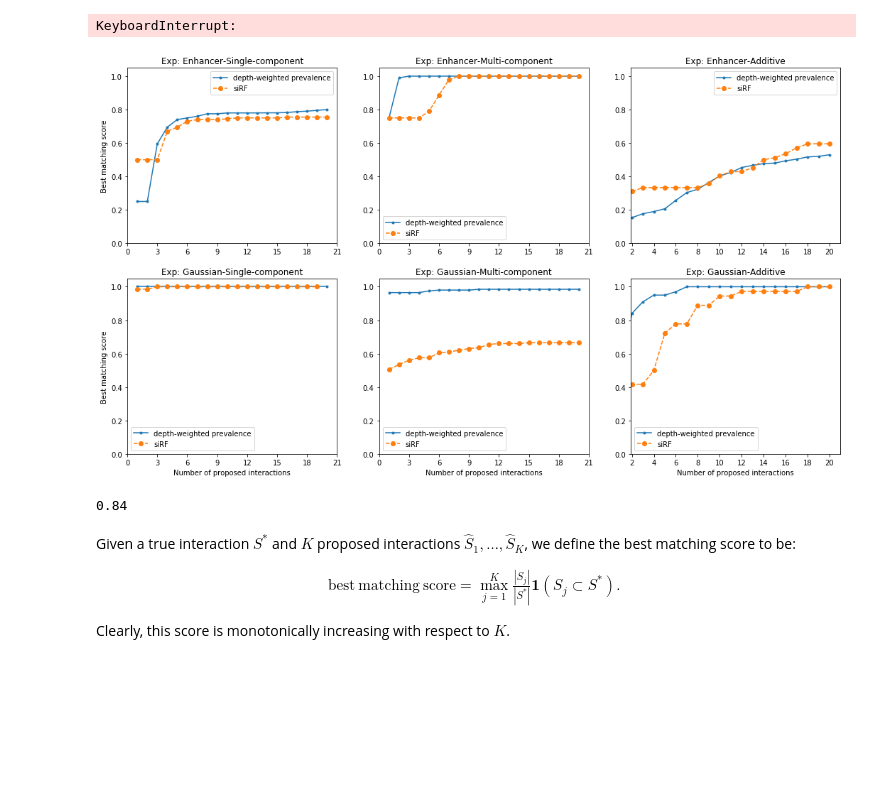
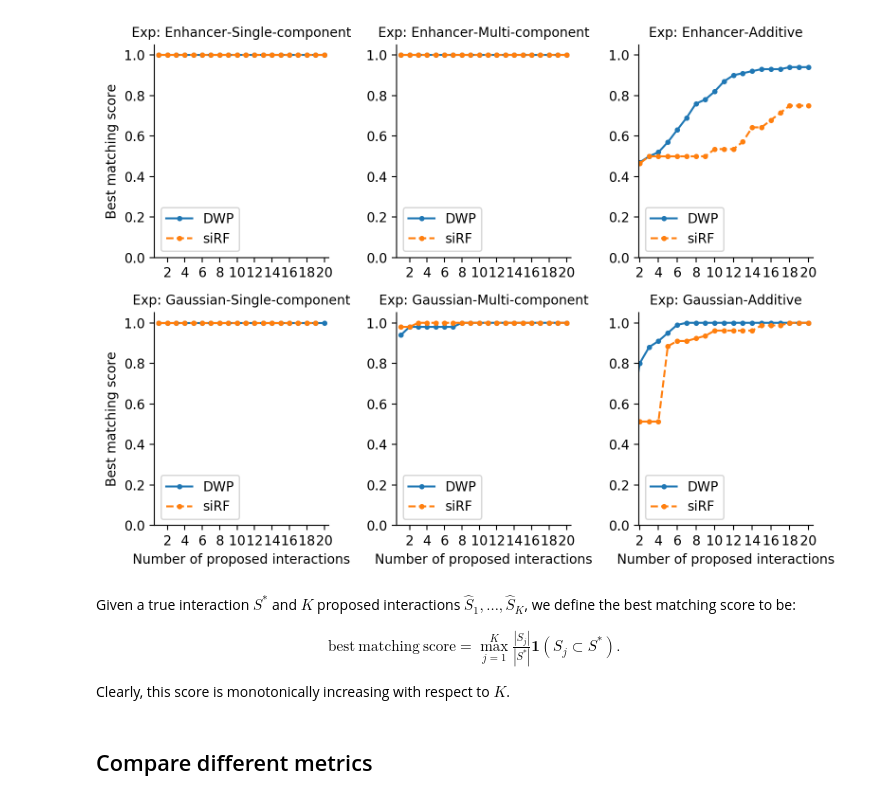
Before and after one commit to Yu-Group/interaction_selection, a Jupyter notebook: simulations/05_aggregate_sim.ipynb, the cells around one changed output. Saved outputs shown, nothing was run; the diff lists cells and outputs as text; code cells hidden in the pictures; blank space fills up the shorter version.

Commit message:
update plots

```diff
--- a/simulations/05_aggregate_sim.ipynb
+++ b/simulations/05_aggregate_sim.ipynb
@@ -10,16 +11,14 @@ import numpy as np
 from matplotlib.ticker import MaxNLocator
 # %%
 final_results = {}
-for name in ["Enhancer_new"]:
+for name in ["Sim", 'Enhancer_new']:
     for rule in ["and", "or", "add"]:
         for ind in tqdm(range(50)):
-            for weight_scheme in ['depth', 'samplesize']:
-                X, y, y_true = load_data(ind, name, rule)
-                y_pred = train_model(X, y, weight_scheme=weight_scheme, bootstrap=True, name=name)
-                result = evaluate_model(y_pred, y_true, name)
+            X, y, y_true = load_data(ind, name, rule)
+            for weight_scheme in ['depth', 'siRF']:
+                y_pred = train_model(X, y, iter=ind, weight_scheme=weight_scheme, bootstrap=True, name=name, rule=rule)
+                result = evaluate_model(y_pred, y_true, name, metric='medium')
                 final_results[(name, rule, ind, weight_scheme)] = result
-# %% [output]
-KeyboardInterrupt:
 # %%
 f1 = {
     'Enhancer_new': 'Enhancer',
@@ -31,7 +30,7 @@ f2 = {
     'ADD': 'Additive'
 }
 # %%
-fig, axes = plt.subplots(2,3, figsize=(18,10), sharey=False)
+fig, axes = plt.subplots(2,3, figsize=(8,6), sharey=False, dpi=200)
 for i, name in enumerate(["Enhancer_new", 'Sim']):
     for j, rule in enumerate(["and", "or", "add"]):
         try:
@@ -68,45 +67,46 @@ for i, name in enumerate(["Enhancer_new", 'Sim']):
             #ax.errorbar(
             #    np.arange(1, min_length+1),
             #    np.nanmean(scores, axis=0),
             #    #yerr = np.std(np.array([list(v)[:min_length] for x, v in final_results.items() if x[0] == name and x[1] == rule]), axis=0) / 50 ** .5,
             #)
 
             # siRF
-
             scores = []
             for x, v in final_results.items():
                 if x[0] == name and x[1] == rule and x[-1] == 'siRF':
                     if len(v) < min_length:
                         v = list(v) + [np.nan] * (min_length - len(v))
                     scores.append(v[:min_length])
             scores = np.array(scores)
+            #print(np.nanmean(scores, axis=0),)
             ax.errorbar(
                 np.arange(1, min_length+1),
                 np.nanmean(scores, axis=0),
-                linestyle='dashed', marker='o',
+                linestyle='dashed', marker='o', markersize=3,
                 #yerr = np.std(np.array([list(v)[:min_length] for x, v in final_results.items() if x[0] == name and x[1] == rule]), axis=0) / 50 ** .5,
             )
 
             ax.set_ylim([0,1.05])
             if rule == 'add':
-                ax.set_xlim([1.9, 21])
+                ax.set_xlim([1.9, 20.5])
             else:
-                ax.set_xlim([0, 21])
-            ax.legend(['depth-weighted prevalence', 'siRF'])
-            ax.set_title("Exp: " + f1[name] + "-" + f2[rule.upper()])
+                ax.set_xlim([0.5, 20.5])
+            ax.legend(['DWP', 'siRF'])
+            ax.set_title("Exp: " + f1[name] + "-" + f2[rule.upper()], fontsize=10)
             ax.xaxis.set_major_locator(MaxNLocator(integer=True))
+            ax.spines["top"].set_visible(False)
+            ax.spines["right"].set_visible(False)
             if (i == 0 and j == 0) or (i == 1 and j == 0):
                 ax.set_ylabel("Best matching score")
             if (i == 1):
                 ax.set_xlabel("Number of proposed interactions")
-        except:
+        except e:
+            print(e)
             pass
+plt.tight_layout()
+plt.show()
 # %% [output]
-[figure, old version]
+[figure, new version]
-# %%
-np.mean([x[1] for key, x in final_results.items() if key[0] == 'Sim' and key[1] == 'add' and key[3] == 'depth'])
-# %% [output]
-0.84
 # %% [markdown]
 Given a true interaction $S^*$ and $K$ proposed interactions $\hat S_1, \ldots, \hat S_K$, we define the best matching score to be:
 
@@ -123,3 +123,5 @@ with open("result_" + "whole_with_bootstrap" + ".pickle", 'wb') as f:
 import pickle
 with open("result_whole_with_bootstrap.pickle", 'rb') as f:
     final_results = pickle.load(f)
+# %% [markdown]
+## Compare different metrics
```
Also changed, not shown: parts of 5 cells of this notebook, 3 other files.
